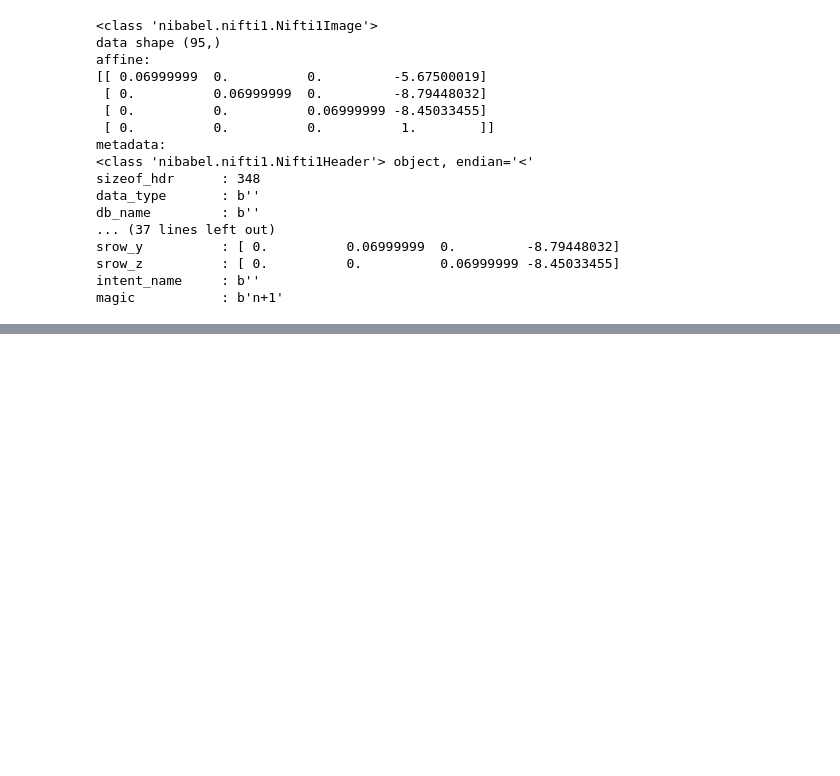
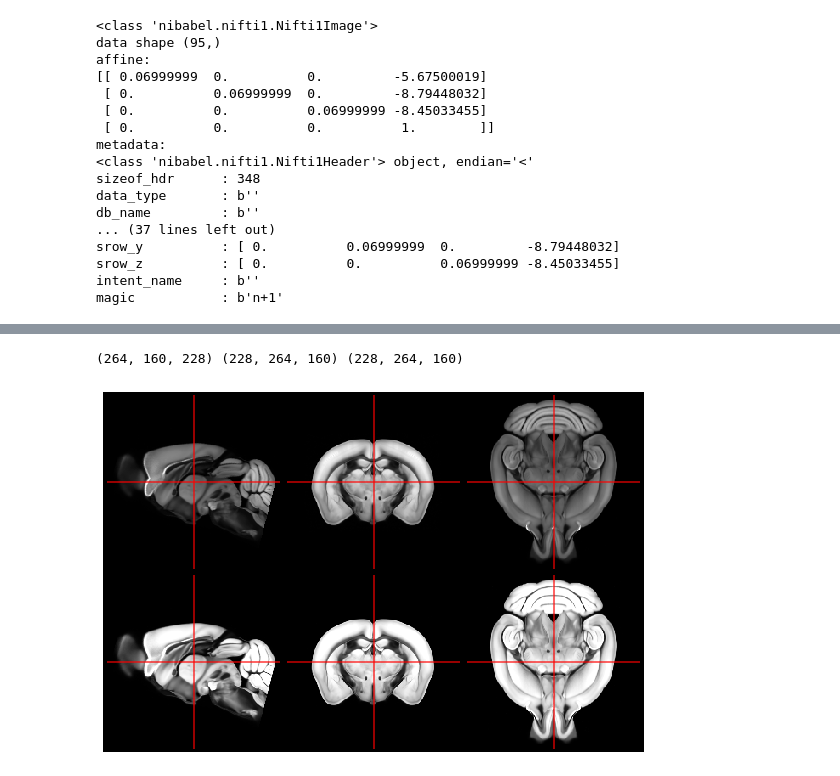
Before and after one commit to linum-uqam/m2m, a Jupyter notebook: examples/notebooks/antspyx_tuto.ipynb, the cells around one changed output, grey strips where cells are left out. Saved outputs shown, nothing was run; the diff lists cells and outputs as text; code cells hidden in the pictures; blank space fills up the shorter version.

```diff
--- a/examples/notebooks/antspyx_tuto.ipynb
+++ b/examples/notebooks/antspyx_tuto.ipynb
@@ -739,0 +866,20 @@ magic           : b'n+1'
+# %%
+ornt_pir2ras = nib.orientations.ornt_transform(ornt_pir,ornt_ras)
+# %%
+aras_reorient = nib.orientations.apply_orientation(aras.get_fdata(), ornt_pir2ras)
+# %%
+moving_reorient = nib.orientations.apply_orientation(moving, ornt_pir2ras)
+# %%
+print(aras.shape,aras_reorient.shape, moving_reorient.shape)
+# %% [output]
+(264, 160, 228) (228, 264, 160) (228, 264, 160)
+# %%
+lpi = ants.apply_ants_transform_to_image(
+    ants.read_transform("/Users/mahdi/stage-2022-mahdi/data/transformations_allen2avgt/allen2avgtAffine_50.mat"),
+    ants.from_numpy(moving_reorient.astype(np.float32)),
+    reference=ants.from_numpy(fixed.get_fdata().astype(np.float32))
+)
+# %%
+lpi.plot_ortho_double(ants.from_numpy(fixed.get_fdata().astype(np.float32)))
+# %% [output]
+[figure, added]
```
Also changed, not shown: parts of 37 cells of this notebook, 3 other files.
